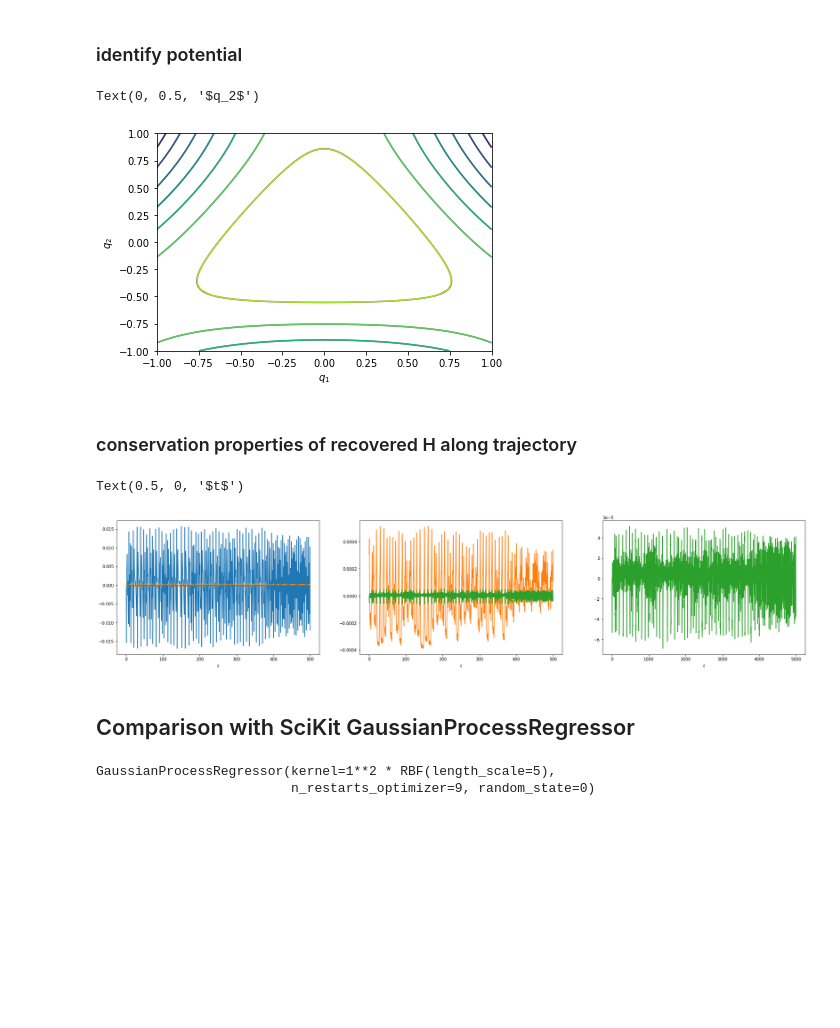
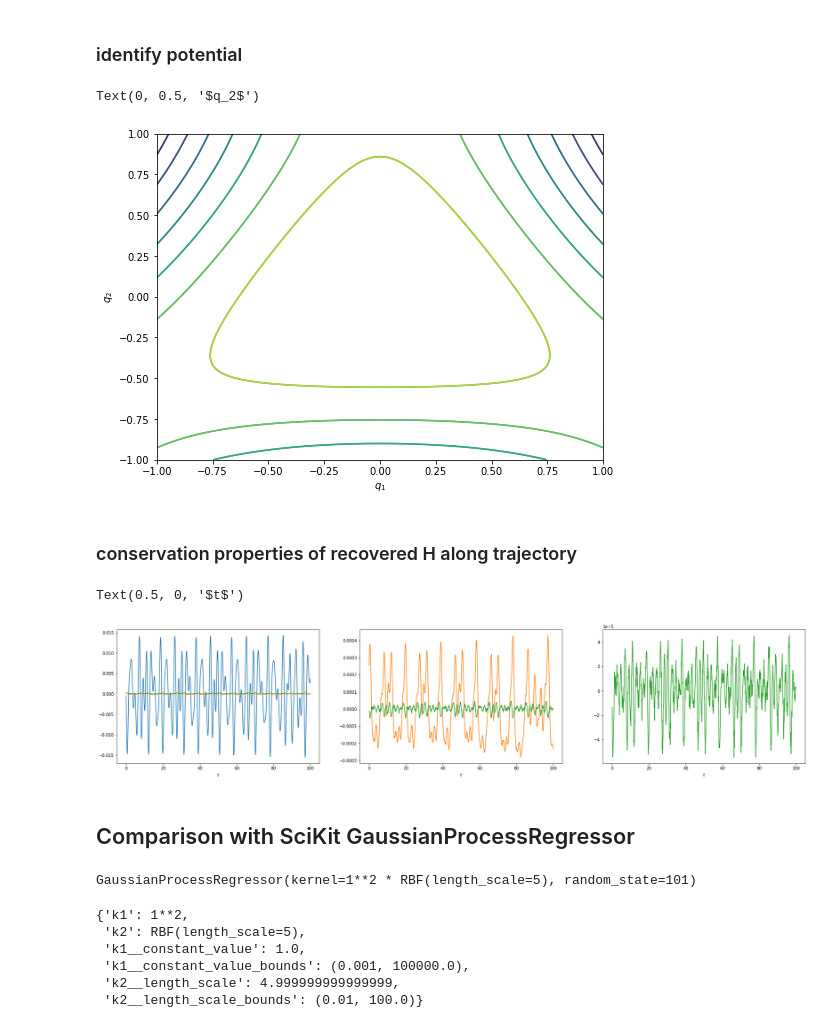
Before and after one commit to Christian-Offen/symplectic-shadow-integration, a Jupyter notebook: HenonHeilsSE.ipynb, the cells around one changed output. Cells and saved outputs as stored; diff of their text form; code cells hidden in the pictures; blank space fills up the shorter version.

```diff
--- a/HenonHeilsSE.ipynb
+++ b/HenonHeilsSE.ipynb
@@ -93,8 +109,8 @@ Text(0, 0.5, '$H$')
 ### identify potential
 # %%
 # creation of grid on phase space
-n0 = 40
-n1 = 40
+n0 = 120
+n1 = 120
 
 yy0,yy1 = np.meshgrid(np.linspace(spacedim[0][0],spacedim[0][1],n0),np.linspace(spacedim[1][0],spacedim[1][1],n1))
 Y = [ np.array([yy0[i,j],yy1[i,j],0.,0.]) for i in range(0,n1) for j in range(0,n0) ]
@@ -110,13 +126,15 @@ yy0High,yy1High = np.meshgrid(np.linspace(spacedim[0][0],spacedim[0][1],n0),np.l
 V_ref=V([yy0High,yy1High])
 # %%
 # compare recovered V with reference
-plt.contour(yy0High,yy1High,V_ref,colors=['grey'])
-plt.contour(yy0,yy1,np.reshape(HmodY[:,2],yy0.shape))
-plt.xlabel('$q_1$')
-plt.ylabel('$q_2$')
+fig, axs = plt.subplots(1, 1,figsize=(8,6))
+axs.contour(yy0High,yy1High,V_ref,colors=['grey'])
+axs.contour(yy0,yy1,np.reshape(HmodY[:,2],yy0.shape))
+axs.set_xlabel('$q_1$')
+axs.set_ylabel('$q_2$')
+#fig.savefig('HenonV'+timedata+'.pdf')
 # %% [output]
 Text(0, 0.5, '$q_2$')
-[figure, old version]
+[figure, new version]
 # %% [markdown]
 ### conservation properties of recovered H along trajectory
 # %%
@@ -129,14 +148,15 @@ rYtm=np.mean(rYt,0)
 fig, axs = plt.subplots(1, 3,figsize=(30,6))
 axs[0].plot(t,rYt[:,0]-rYtm[0],t,rYt[:,1]-rYtm[1],t,rYt[:,2]-rYtm[2])
 axs[1].plot(t,rYt[:,1]-rYtm[1],'C1',t,rYt[:,2]-rYtm[2],'C2')
-axs[2].plot(rYt[:,2]-rYtm[2],'C2')
+axs[2].plot(t,rYt[:,2]-rYtm[2],'C2')
 
 axs[0].set_xlabel('$t$')
 axs[1].set_xlabel('$t$')
 axs[2].set_xlabel('$t$')
+#fig.savefig('HenonEnergyRecovery'+timedata+'.pdf')
 # %% [output]
 Text(0.5, 0, '$t$')
-[figure, old version]
+[figure, new version]
 # %% [markdown]
 ## Comparison with SciKit GaussianProcessRegressor
 # %%
@@ -146,10 +166,18 @@ from sklearn.gaussian_process.kernels import RBF, ConstantKernel as C
 
 # Fit GP to data with scaled RBF kernel, using ML estimation of the parameters
 kernel = C(1.0, (1e-3, 1e5)) * RBF(5, (1e-2, 1e2)) # scaled RBF kernel
-gp = GaussianProcessRegressor(kernel=kernel, n_restarts_optimizer=9,random_state=0)
+gp = GaussianProcessRegressor(kernel=kernel, n_restarts_optimizer=0,random_state=101)
 gp.fit(start.T,final.T)
 # %% [output]
-GaussianProcessRegressor(kernel=1**2 * RBF(length_scale=5),
-                         n_restarts_optimizer=9, random_state=0)
+GaussianProcessRegressor(kernel=1**2 * RBF(length_scale=5), random_state=101)
+# %%
+gp.kernel_.get_params()
+# %% [output]
+{'k1': 1**2,
+ 'k2': RBF(length_scale=5),
+ 'k1__constant_value': 1.0,
+ 'k1__constant_value_bounds': (0.001, 100000.0),
+ 'k2__length_scale': 4.999999999999999,
+ 'k2__length_scale_bounds': (0.01, 100.0)}
 # %%
 # predict trajectory using the learned flow map
```
Also changed, not shown: parts of 10 cells of this notebook, 3 other files.
